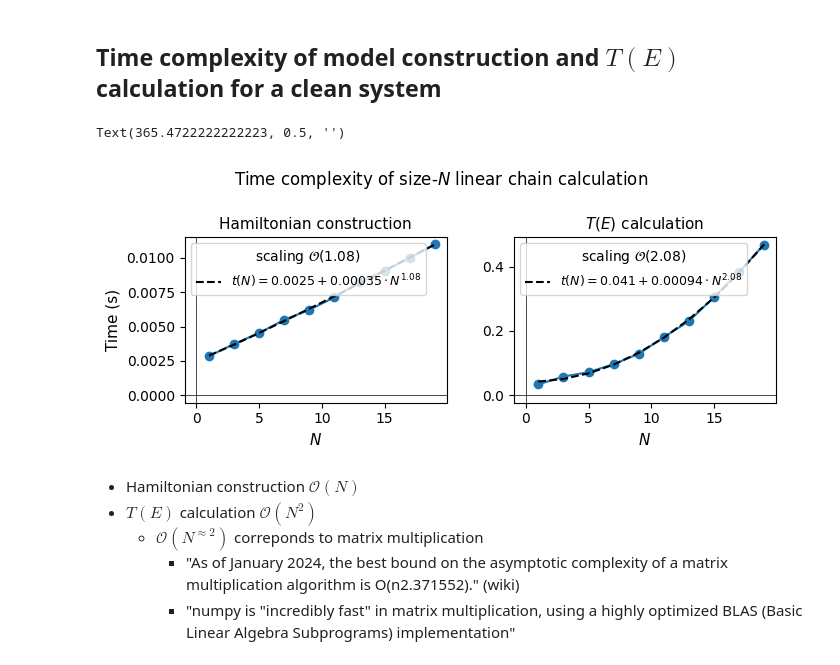
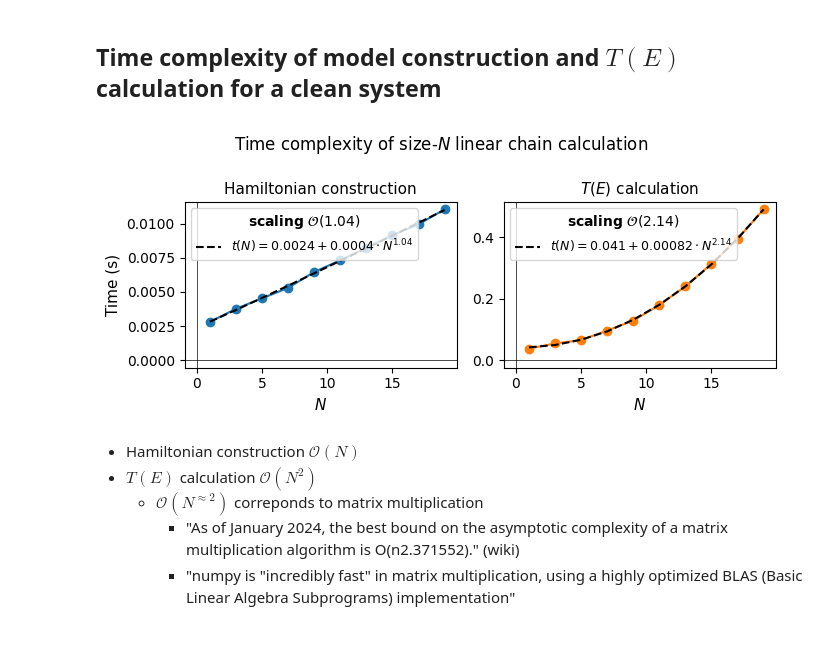
Before and after one commit to liborsold/fuNEGF, a Jupyter notebook: time_complexity.ipynb, the cells around one changed output. Drawn from its saved outputs; the diff is of its cells as text; code cells hidden in the pictures.

Commit message:
prettier graphics for time complexity

```diff
--- a/time_complexity.ipynb
+++ b/time_complexity.ipynb
@@ -34,39 +34,44 @@ for N in N_all:
     t_constr_only = timeit.timeit(lambda: time_constr(), number=100)
     t_constr_and_transmission = timeit.timeit(lambda: time_transmission_calculation(), number=30)
 
     times_constr_only_all.append(t_constr_only)
     times_constr_and_transmission_all.append(t_constr_and_transmission)
 plt.close()
 
-def fit_power_law_and_plot(N_all, times_all, ax, title, label, color, linestyle, marker):
+def fit_power_law_and_plot(N_all, times_all, ax, title, color=None, marker=None):
     # fit data with a power law
     def power_law(x, a, b, c):
         return a + b * np.power(x, c)
     N_all = np.array(N_all)
     times_all = np.array(times_all)
     p0 = [0, 0.01, 1]
     p = curve_fit(power_law, N_all, times_all, p0=p0)[0]
 
     if ax is None: fig, ax = plt.subplots(1, 1, figsize=(3.5, 3))
-    ax.plot(N_all, times_all, 'o-')
+    if color is None: color = 'lightblue'
+    if marker is None: marker = 'o'
+    ax.plot(N_all, times_all, '-', color=color, marker=marker)
     ax.plot(N_all, power_law(N_all, *p), 'k--', label=f'$t(N) = {p[0]:.2g} + {p[1]:.2g}' + r' \cdot N^{' + f'{p[2]:.2f}' + r'} $')
     ax.set_xlabel(r'$N$', fontsize=11)
     ax.set_ylabel('Time (s)', fontsize=11)
     ax.legend(title=r'scaling $\mathcal{O}(' + f'{p[2]:.3g}' + r')$', loc='upper left', fontsize=9)
+    # legend title bold
+    ax.get_legend().get_title().set_fontweight('bold')
     ax.axhline(0, color='black', lw=0.5)
     ax.axvline(0, color='black', lw=0.5)
     if title is None: title = r'Time complexity of size-$N$ ' + '\n' + r'linear chain $T(E)$ calculation'
     ax.set_title(title, fontsize=11)
     plt.tight_layout()
 
 fig, axes = plt.subplots(1, 2, figsize=(7.0, 3))
 plt.suptitle('Time complexity of size-$N$ linear chain calculation', fontsize=12)
-fit_power_law_and_plot(N_all, times_constr_only_all, ax=axes[0], label='construction only', color='C0', linestyle='-', marker='o', title='Hamiltonian construction')
-fit_power_law_and_plot(N_all, times_constr_and_transmission_all, ax=axes[1], label='transmission', color='C1', linestyle='-', marker='o', title=r'$T(E)$ calculation')
+fit_power_law_and_plot(N_all, times_constr_only_all, ax=axes[0], color='C0', marker='o', title='Hamiltonian construction')
+fit_power_law_and_plot(N_all, times_constr_and_transmission_all, ax=axes[1], color='C1', marker='o', title=r'$T(E)$ calculation')
 axes[1].set_ylabel('')
+plt.tight_layout()
+plt.show()
 # %% [output]
-Text(365.4722222222223, 0.5, '')
-[figure, old version]
+[figure, new version]
 # %% [markdown]
 - Hamiltonian construction $\mathcal{O}(N)$
 - $T(E)$ calculation $\mathcal{O}(N^2)$
```
